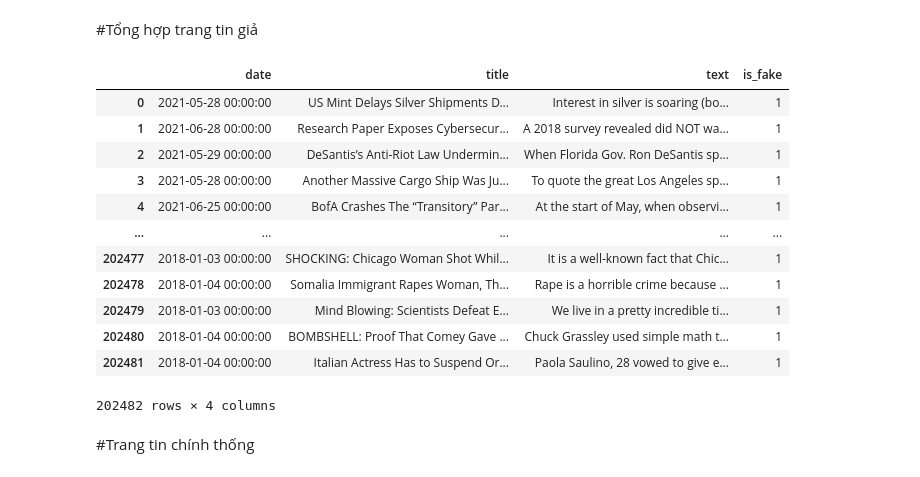
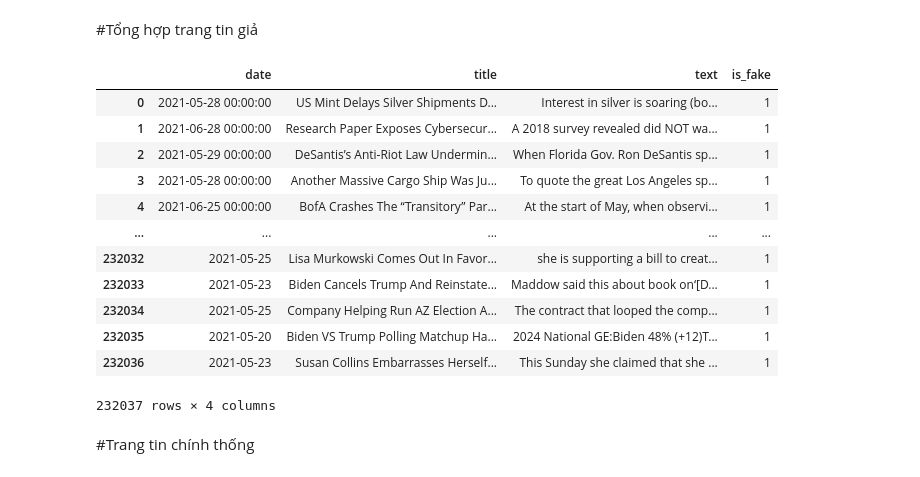
Before and after one commit to dxmai/CS114.L21.KHCL, a Jupyter notebook: FinalProject/FinalProject_FakeNews_CollectData.ipynb, the cells around one changed output. Saved outputs shown, nothing was run; the diff lists cells and outputs as text; code cells hidden in the pictures.

```diff
--- a/FinalProject/FinalProject_FakeNews_CollectData.ipynb
+++ b/FinalProject/FinalProject_FakeNews_CollectData.ipynb
@@ -1536,0 +1690,4 @@ three
+# %%
+watch = pd.read_json('https://raw.githubusercontent.com/dxmai/CS114.L21.KHCL/main/FinalProject/Include_Text/usawatch.json')
+Filter(watch)
+watch
@@ -1536,0 +1775,4 @@ three
+# %%
+up = pd.read_json('https://raw.githubusercontent.com/dxmai/CS114.L21.KHCL/main/FinalProject/Include_Text/uplifting.json')
+Filter(up)
+up
@@ -1536,0 +1852,3 @@ three
+# %%
+bi = pd.read_json('https://raw.githubusercontent.com/hoainam2310/Machine-Learning/main/bipartisanreport11.json')
+bi
@@ -1536,0 +1869,2 @@ three
+# %%
+bi = bi.astype({"date":str})
@@ -1537,25 +1890,25 @@ three
 # %% [markdown]
 #Tổng hợp trang tin giả
 # %%
-fake_news_website = [zerohedge, prntly, thegateway, conservative, dailyheadline, dcgaze, world2018, world2019, world2020, opindia, bling, rightwing, end, stcenturywire, infos, invest, mad, three]
+fake_news_website = [zerohedge, prntly, thegateway, conservative, dailyheadline, dcgaze, world2018, world2019, world2020, opindia, bling, rightwing, end, stcenturywire, infos, invest, mad, three, week, watch, up, bi]
 data_fake_news = activist.append(natural, ignore_index=True)
 for item in fake_news_website:
   data_fake_news = data_fake_news.append(item, ignore_index=True)
 data_fake_news
 # %% [output]
 |  | date | title | text | is_fake |
 | 0 | 2021-05-28 00:00:00 | US Mint Delays Silver Shipments D... | Interest in silver is soaring (bo... | 1 |
 | 1 | 2021-06-28 00:00:00 | Research Paper Exposes Cybersecur... | A 2018 survey revealed did NOT wa... | 1 |
 | 2 | 2021-05-29 00:00:00 | DeSantis’s Anti-Riot Law Undermin... | When Florida Gov. Ron DeSantis sp... | 1 |
 | 3 | 2021-05-28 00:00:00 | Another Massive Cargo Ship Was Ju... | To quote the great Los Angeles sp... | 1 |
 | 4 | 2021-06-25 00:00:00 | BofA Crashes The “Transitory” Par... | At the start of May, when observi... | 1 |
 | ... | ... | ... | ... | ... |
-| 202477 | 2018-01-03 00:00:00 | SHOCKING: Chicago Woman Shot Whil... | It is a well-known fact that Chic... | 1 |
-| 202478 | 2018-01-04 00:00:00 | Somalia Immigrant Rapes Woman, Th... | Rape is a horrible crime because ... | 1 |
-| 202479 | 2018-01-03 00:00:00 | Mind Blowing: Scientists Defeat E... | We live in a pretty incredible ti... | 1 |
-| 202480 | 2018-01-04 00:00:00 | BOMBSHELL: Proof That Comey Gave ... | Chuck Grassley used simple math t... | 1 |
-| 202481 | 2018-01-04 00:00:00 | Italian Actress Has to Suspend Or... | Paola Saulino, 28 vowed to give e... | 1 |
+| 232032 | 2021-05-25 | Lisa Murkowski Comes Out In Favor... | she is supporting a bill to creat... | 1 |
+| 232033 | 2021-05-23 | Biden Cancels Trump And Reinstate... | Maddow said this about book on‘[D... | 1 |
+| 232034 | 2021-05-25 | Company Helping Run AZ Election A... | The contract that looped the comp... | 1 |
+| 232035 | 2021-05-20 | Biden VS Trump Polling Matchup Ha... | 2024 National GE:Biden 48% (+12)T... | 1 |
+| 232036 | 2021-05-23 | Susan Collins Embarrasses Herself... | This Sunday she claimed that she ... | 1 |
-202482 rows × 4 columns
+232037 rows × 4 columns
 # %% [markdown]
 #Trang tin chính thống
 # %% [markdown]
```
Also changed, not shown: parts of 17 cells of this notebook.
